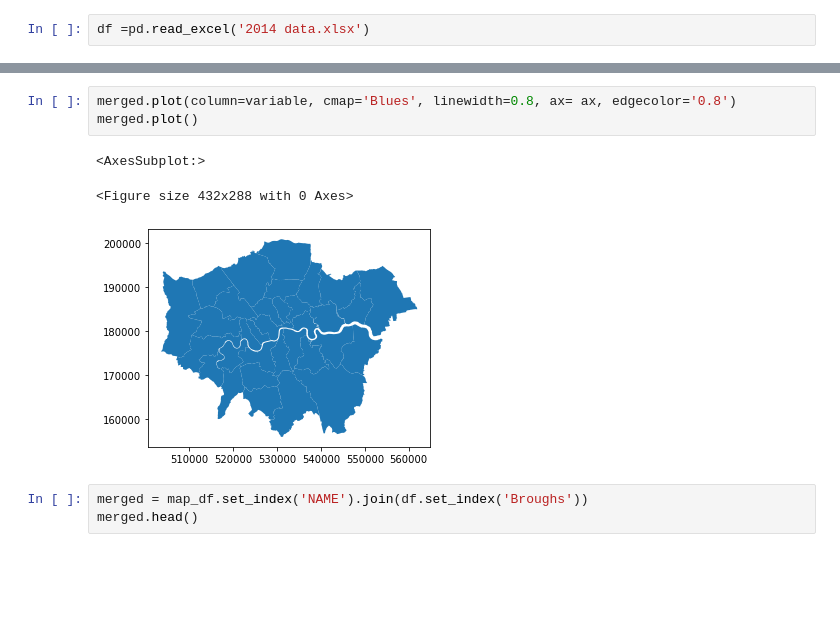
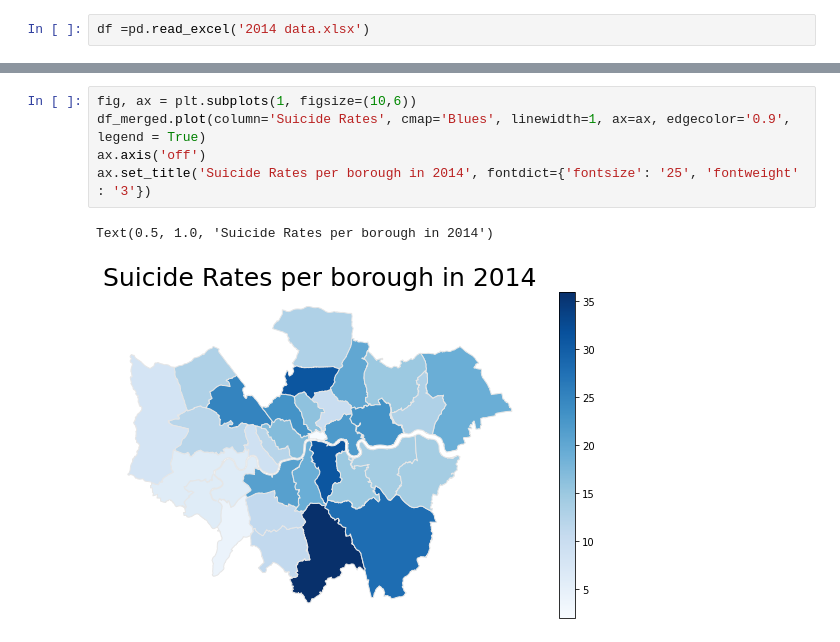
Before and after one commit to alyssageorgee/alyssageorge.github.io, a Jupyter notebook: choropleth map.ipynb, the cells around one changed output, grey strips where cells are left out. Saved outputs shown, nothing was run; the diff lists cells and outputs as text; blank space fills up the shorter version.

```diff
--- a/choropleth map.ipynb
+++ b/choropleth map.ipynb
@@ -54,10 +34,8 @@ fig, ax = plt.subplots(1, figsize=(10, 6))
-# %%
-merged.plot(column=variable, cmap='Blues', linewidth=0.8, ax= ax, edgecolor='0.8')
-merged.plot()
-# %% [output]
-<AxesSubplot:>
-<Figure size 432x288 with 0 Axes>
-[figure, removed]
-# %%
-merged = map_df.set_index('NAME').join(df.set_index('Broughs'))
-merged.head()
+# %%
+fig, ax = plt.subplots(1, figsize=(10,6))
+df_merged.plot(column='Suicide Rates', cmap='Blues', linewidth=1, ax=ax, edgecolor='0.9', legend = True)
+ax.axis('off')
+ax.set_title('Suicide Rates per borough in 2014', fontdict={'fontsize': '25', 'fontweight' : '3'})
+# %% [output]
+Text(0.5, 1.0, 'Suicide Rates per borough in 2014')
+[figure, added]
```
Also changed, not shown: parts of 4 cells of this notebook.
